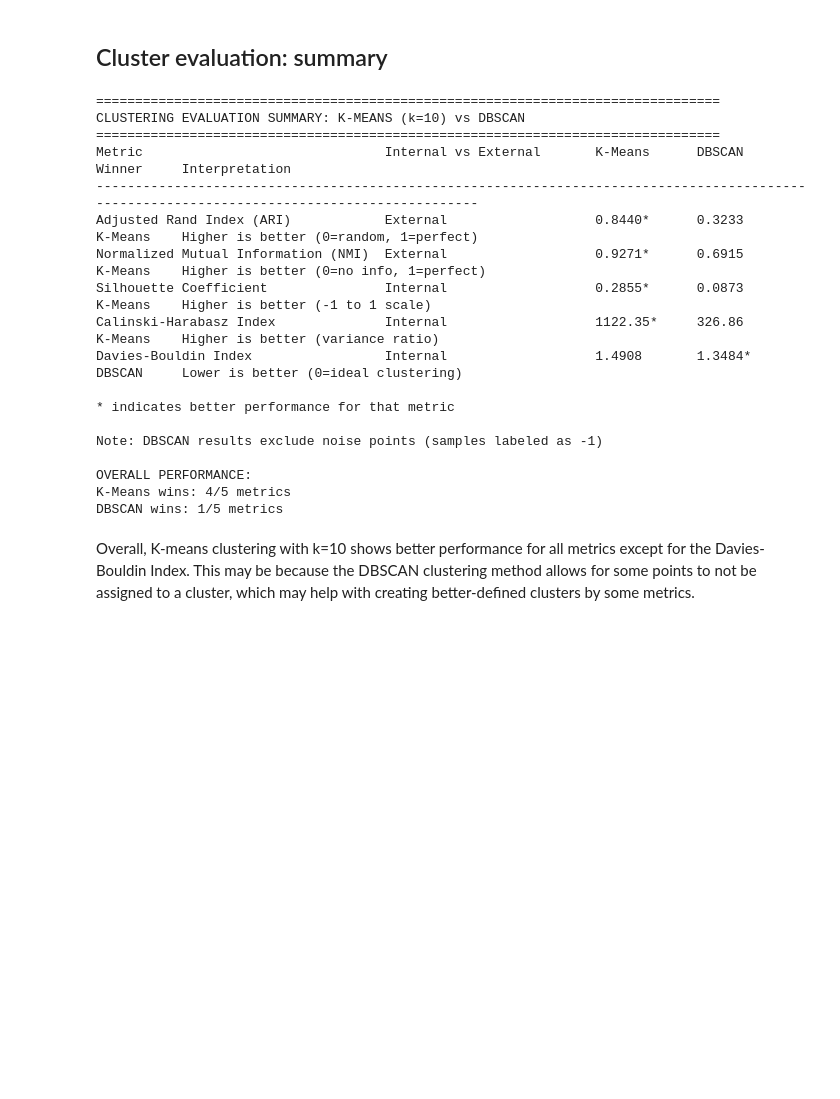
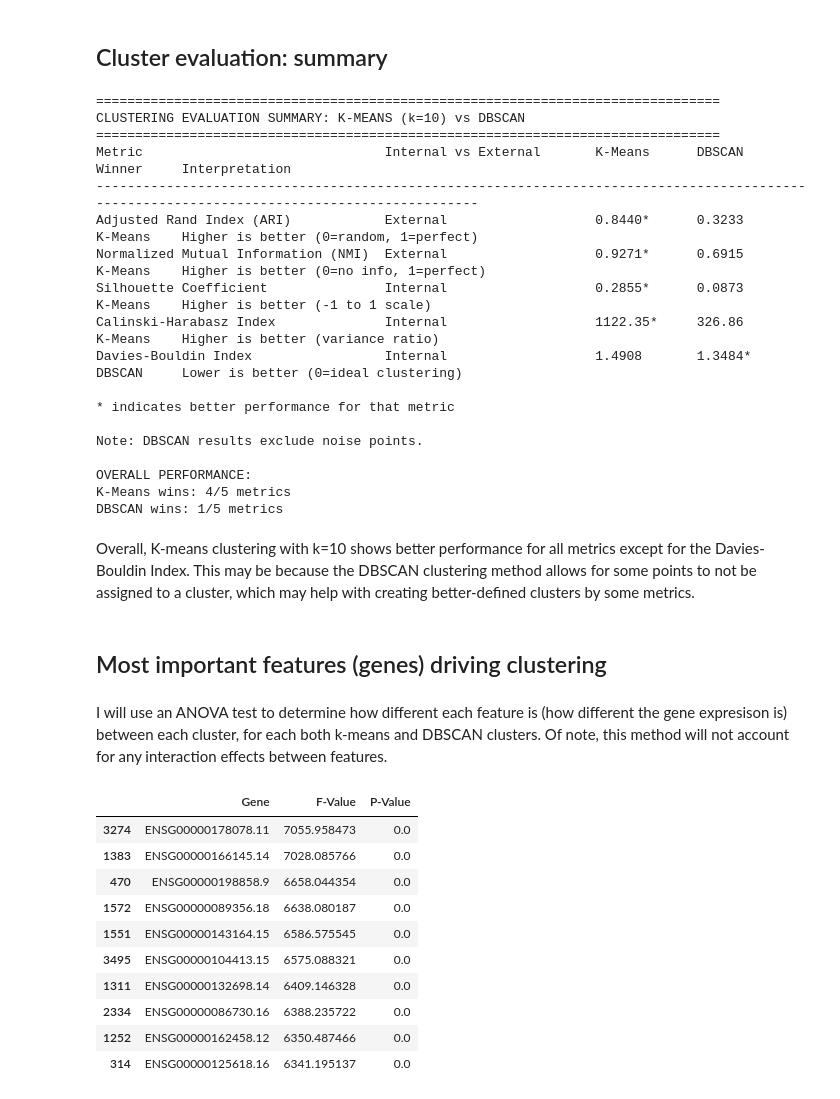
Before and after one commit to graceakatsu/cu-cpbs-7602, a Jupyter notebook: assignment01/04_cluster_evaluation_and_interpretation.ipynb, the cells around one changed output. Cells and saved outputs as stored; diff of their text form; code cells hidden in the pictures; blank space fills up the shorter version.

Commit message:
updating environment, updating assignment 01 notebook 4, first export of that notebook as an html

```diff
--- a/assignment01/04_cluster_evaluation_and_interpretation.ipynb
+++ b/assignment01/04_cluster_evaluation_and_interpretation.ipynb
@@ -310,7 +323,7 @@ for i in range(len(metrics_data['Metric'])):
     print(f"{metric:<36} {int_ext:<26} {kmeans_display:<12} {dbscan_display:<12} {winner:<10} {interp:<30}")
 
 print("\n* indicates better performance for that metric")
-print("\nNote: DBSCAN results exclude noise points (samples labeled as -1)")
+print("\nNote: DBSCAN results exclude noise points.")
 
 # Overall assessment
 kmeans_wins = sum(1 for winner, _ in comparisons if winner == 'K-Means')
@@ -333,10 +346,40 @@ Davies-Bouldin Index                 Internal                   1.4908       1.3
 
 * indicates better performance for that metric
 
-Note: DBSCAN results exclude noise points (samples labeled as -1)
+Note: DBSCAN results exclude noise points.
 
 OVERALL PERFORMANCE:
 K-Means wins: 4/5 metrics
 DBSCAN wins: 1/5 metrics
 # %% [markdown]
 Overall, K-means clustering with k=10 shows better performance for all metrics except for the Davies-Bouldin Index. This may be because the DBSCAN clustering method allows for some points to not be assigned to a cluster, which may help with creating better-defined clusters by some metrics.
+# %% [markdown]
+## Most important features (genes) driving clustering <a class="anchor" id="cluster_genes"></a>
+# %% [markdown]
+I will use an ANOVA test to determine how different each feature is (how different the gene expresison is) between each cluster, for each both k-means and DBSCAN clusters. Of note, this method will not account for any interaction effects between features.
+# %%
+# Calculate ANOVA f-test scores for each gene based on k-means clusters
+k10_f_values, k10_p_values = f_classif(
+    data_raw.drop('Tissue', axis=1),
+    data['k10_cluster_assignments']
+)
+
+k10_anova_results = pd.DataFrame({
+    'Gene': data_raw.drop('Tissue', axis=1).columns,
+    'F-Value': k10_f_values,
+    'P-Value': k10_p_values,
+}).sort_values(by='F-Value', ascending=False)
+
+k10_anova_results.head(10)
+# %% [output]
+|  | Gene | F-Value | P-Value |
+| 3274 | ENSG00000178078.11 | 7055.958473 | 0.0 |
+| 1383 | ENSG00000166145.14 | 7028.085766 | 0.0 |
+| 470 | ENSG00000198858.9 | 6658.044354 | 0.0 |
+| 1572 | ENSG00000089356.18 | 6638.080187 | 0.0 |
+| 1551 | ENSG00000143164.15 | 6586.575545 | 0.0 |
+| 3495 | ENSG00000104413.15 | 6575.088321 | 0.0 |
+| 1311 | ENSG00000132698.14 | 6409.146328 | 0.0 |
+| 2334 | ENSG00000086730.16 | 6388.235722 | 0.0 |
+| 1252 | ENSG00000162458.12 | 6350.487466 | 0.0 |
+| 314 | ENSG00000125618.16 | 6341.195137 | 0.0 |
```
Also changed, not shown: parts of 9 cells of this notebook, 2 other files.
